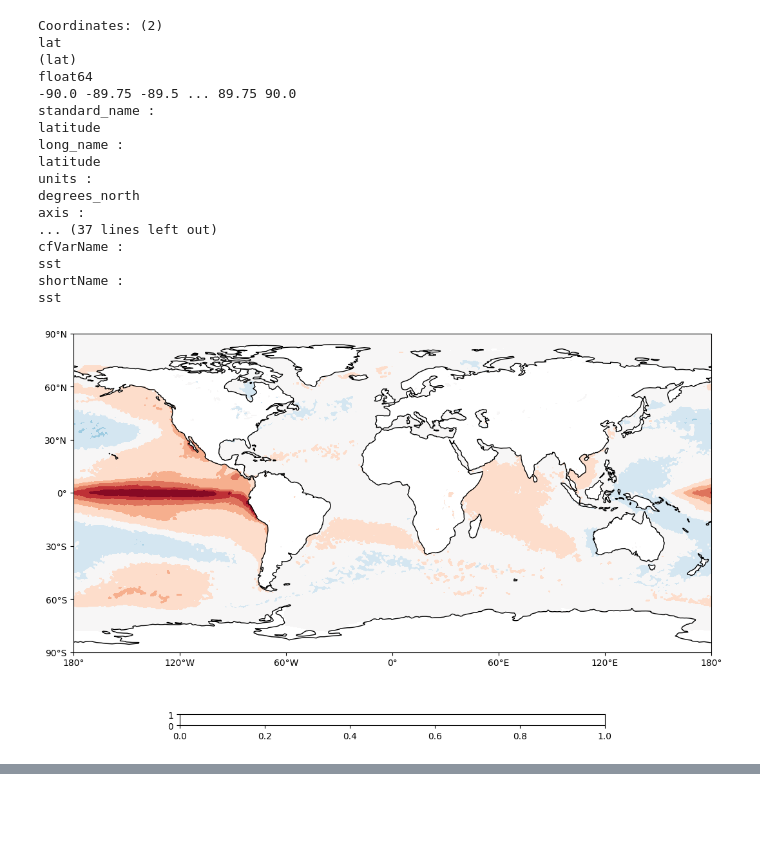
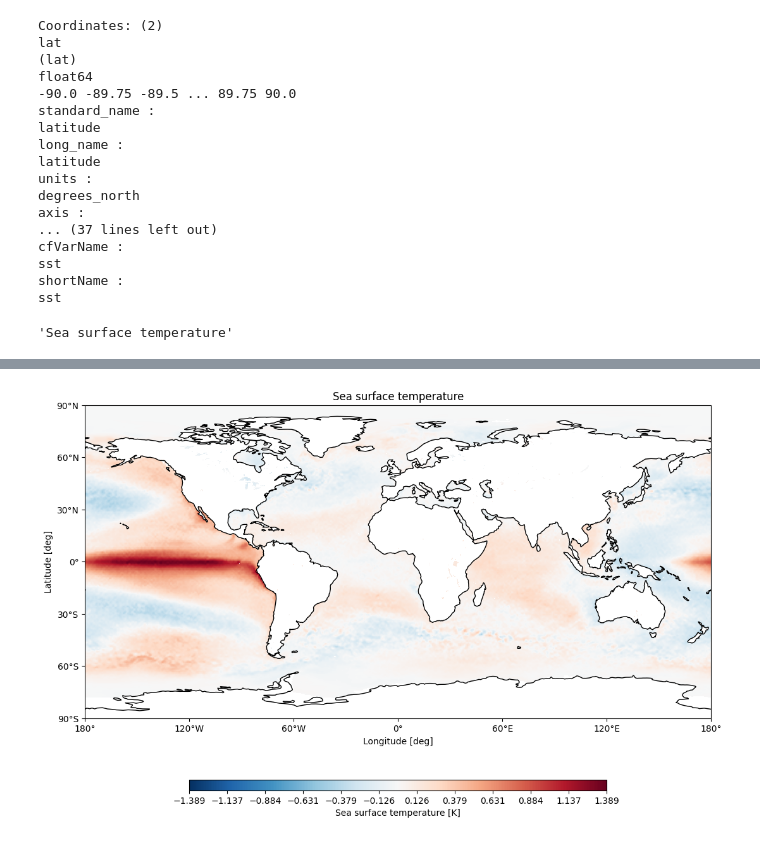
Before and after one commit to Predictia/AQUA, a Jupyter notebook: diagnostics/teleconnections/notebooks/simple_map.ipynb, the cells around one changed output, grey strips where cells are left out. Cells and saved outputs as stored; diff of their text form; code cells hidden in the pictures; blank space fills up the shorter version.

Commit message:
single map first working version of the refactor

```diff
--- a/diagnostics/teleconnections/notebooks/simple_map.ipynb
+++ b/diagnostics/teleconnections/notebooks/simple_map.ipynb
@@ -8,5 +8,5 @@ model = 'ERA5'
 exp = 'era5'
 source = 'monthly'
 # %%
-tc = Teleconnection(model, exp, source, 'ENSO', loglevel='INFO')
+tc = Teleconnection(model, exp, source, 'ENSO', loglevel='WARNING')
 # %% [output]
@@ -63,12 +48,12 @@ cfVarName :
 sst
 shortName :
 sst
-# %%
-# load data to be plot:
-data = tc.regression.load()
 # %%
 from teleconnections.plots import plot_single_map
-# %%
-plot_single_map(data)
-# %% [output]
-[figure, removed]
+# %%
+tc.regression.long_name
+# %% [output]
+'Sea surface temperature'
+# %%
+plot_single_map(data=tc.regression, loglevel='DEBUG', save=True)
+# %% [output]
@@ -74,0 +77 @@ plot_single_map(data)
+[figure, added]
```
Also changed, not shown: parts of 4 cells of this notebook, 4 other files.
